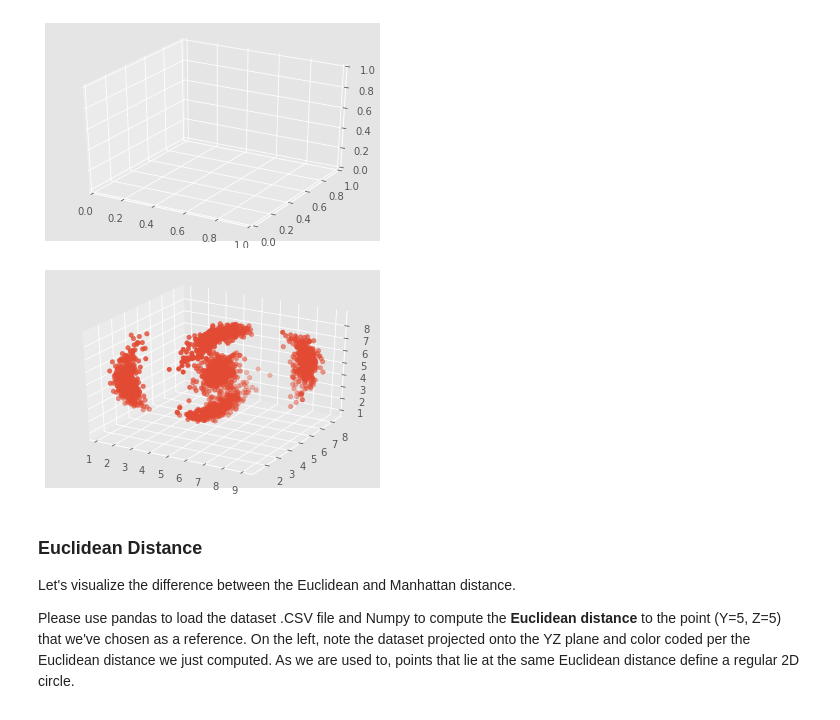
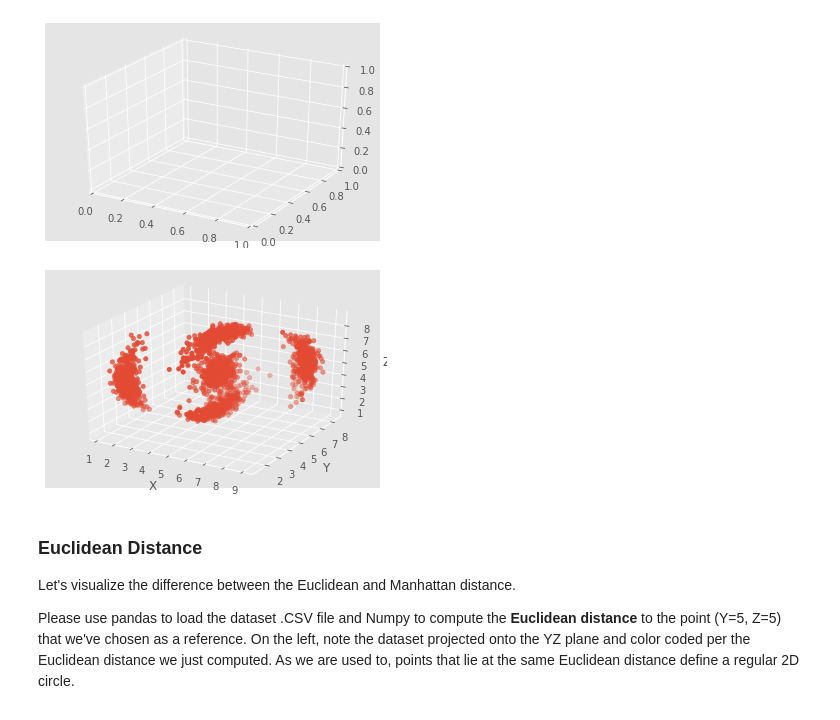
Before and after one commit to vizziviz/otherprojects, a Jupyter notebook: CalculatingDistanceCaseStudy/Euclidean_and_Manhattan_Distances_Case_Study.ipynb, the cells around one changed output. Drawn from its saved outputs; the diff is of its cells as text; code cells hidden in the pictures.

```diff
--- a/CalculatingDistanceCaseStudy/Euclidean_and_Manhattan_Distances_Case_Study.ipynb
+++ b/CalculatingDistanceCaseStudy/Euclidean_and_Manhattan_Distances_Case_Study.ipynb
@@ -49,13 +49,15 @@ plt.show()
 # %%
 fig = plt.figure()
 ax = plt.axes(projection="3d")
 
-ax.scatter3D(df.X, df.Y, df.Z, cmap='hsv');
-
+ax.scatter3D(df.X, df.Y, df.Z, cmap='hsv')
+ax.set_xlabel('X')
+ax.set_ylabel('Y')
+ax.set_zlabel('Z')
 
 plt.show()
 # %% [output]
-[figure, old version]
+[figure, new version]
 # %% [markdown]
 ### Euclidean Distance
 
```
Also changed, not shown: parts of 1 cell of this notebook.
